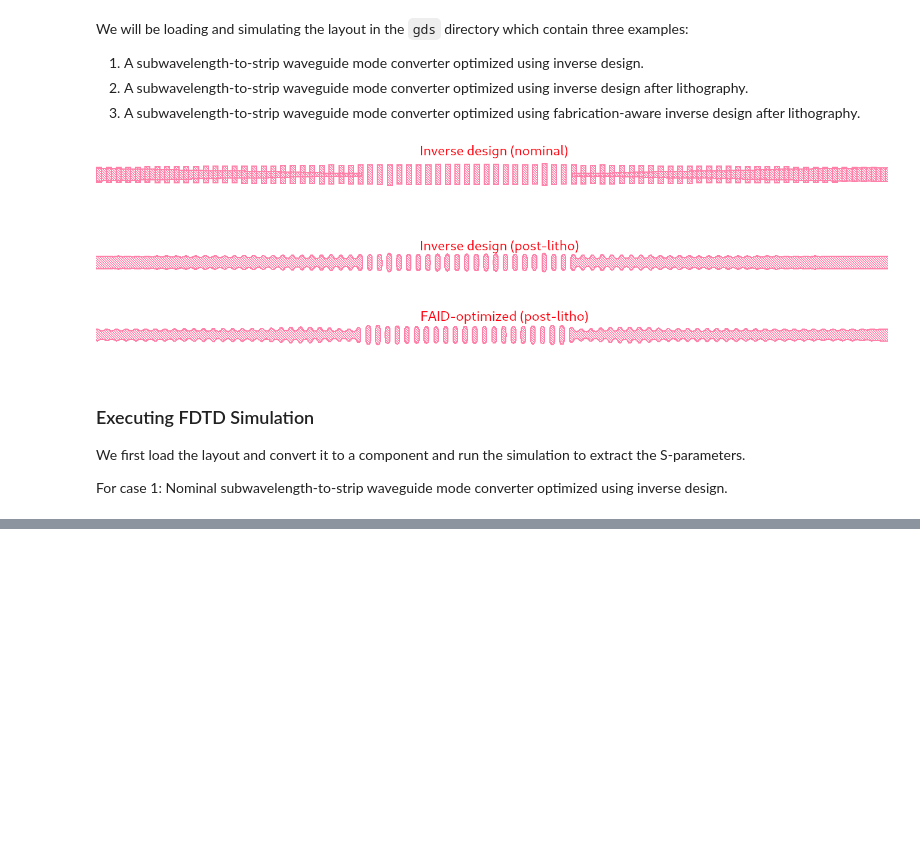
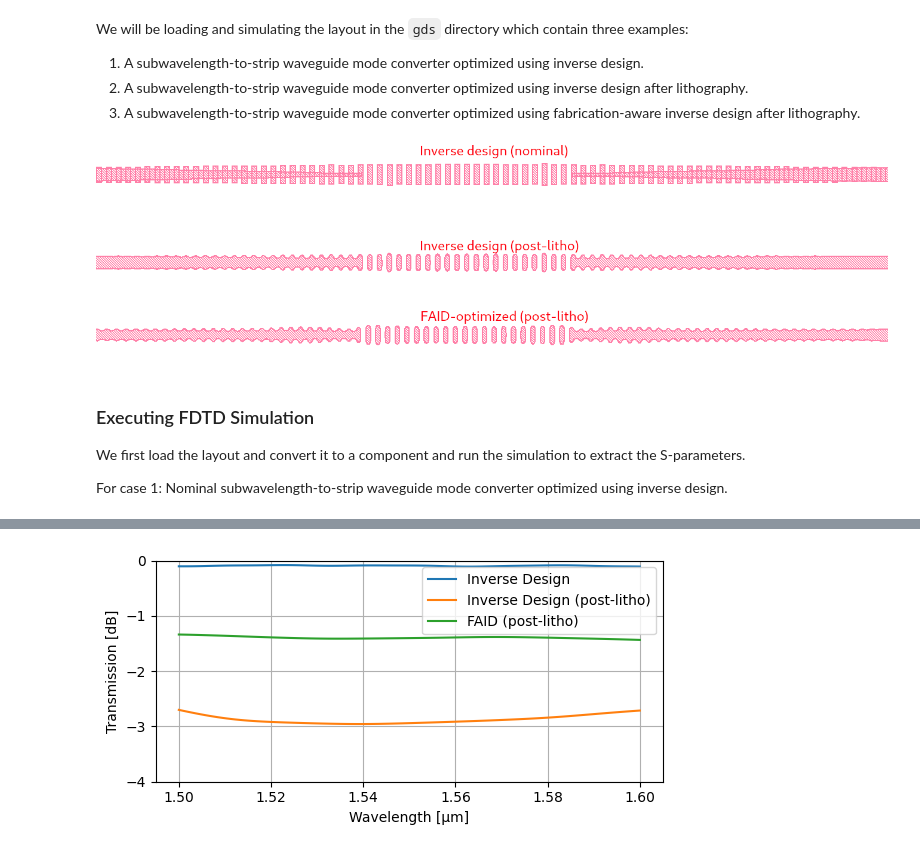
Before and after one commit to SiEPIC/gds_fdtd, a Jupyter notebook: examples/notebooks/faid/faid.ipynb, the cells around one changed output, grey strips where cells are left out. Cells and saved outputs as stored; diff of their text form; code cells hidden in the pictures; blank space fills up the shorter version.

```diff
--- a/examples/notebooks/faid/faid.ipynb
+++ b/examples/notebooks/faid/faid.ipynb
@@ -119,0 +219,18 @@ sparams_swg_nominal = make_sim_lum(
+# %%
+
+plt.figure(figsize=(6, 3))
+
+plt.plot(1e6*np.array(sparams_swg_nominal["wavl"]), 10*np.log10(np.abs(sparams_swg_nominal["s1_2"])**2), label=f"Inverse Design")
+plt.plot(1e6*np.array(sparams_swg_nominal_litho["wavl"]), 10*np.log10(np.abs(sparams_swg_nominal_litho["s1_2"])**2), label=f"Inverse Design (post-litho)")
+plt.plot(1e6*np.array(sparams_swg_faid_litho["wavl"]), 10*np.log10(np.abs(sparams_swg_faid_litho["s1_2"])**2), label=f"FAID (post-litho)")
+
+
+plt.ylabel("Transmission [dB]")
+plt.xlabel("Wavelength [μm]")
+plt.grid(True)
+plt.ylim(-4, 0)
+plt.legend(loc="best")
+plt.tight_layout()
+plt.show()
+# %% [output]
+[figure, added]
```
Also changed, not shown: parts of 8 cells of this notebook.
